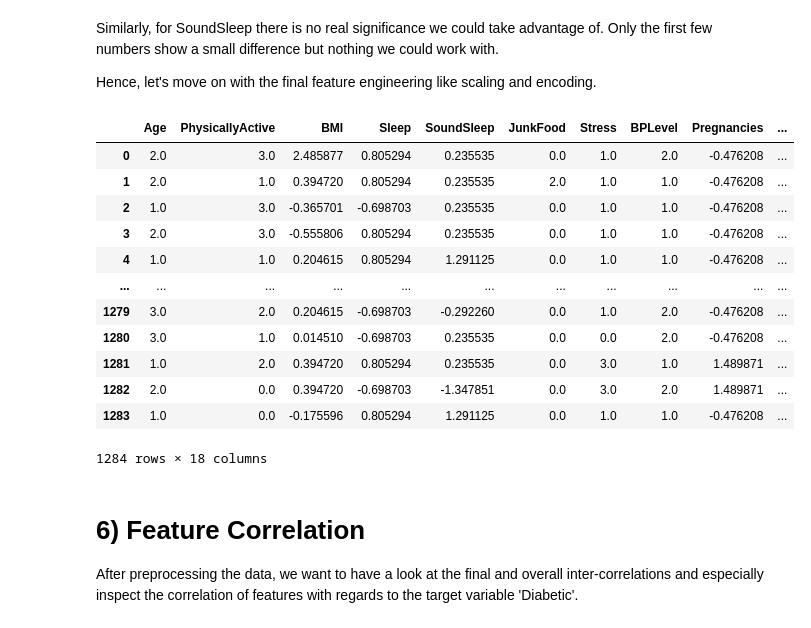
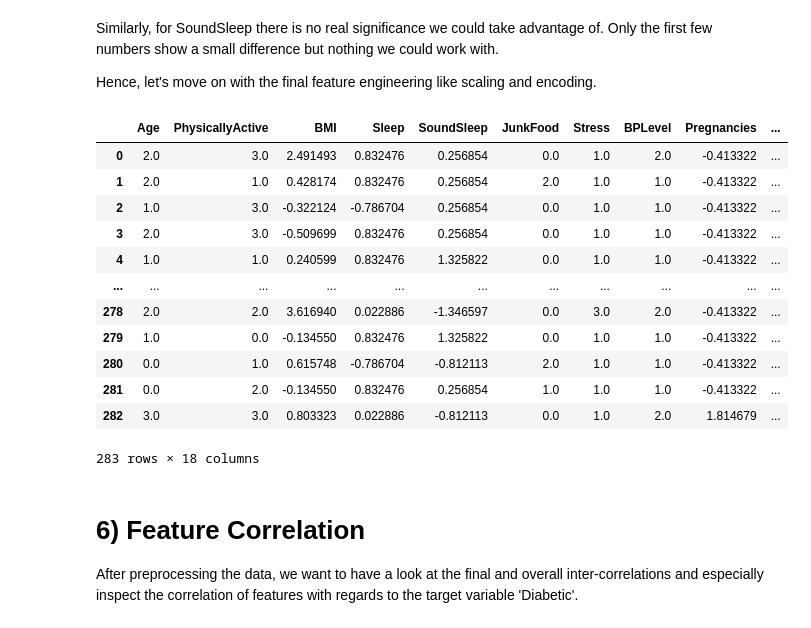
Before and after one commit to kimlindner/Type2DiabetesDetection_ML_Project, a Jupyter notebook: EDA_and_Preprocessing.ipynb, the cells around one changed output. Drawn from its saved outputs; the diff is of its cells as text; code cells hidden in the pictures.

```diff
--- a/EDA_and_Preprocessing.ipynb
+++ b/EDA_and_Preprocessing.ipynb
@@ -121,6 +122,7 @@ There are a few missing values. Empty answers in pregnancies could be seen as 0
 # %%
 # drop rows with missing values
 df.dropna(inplace=True)
+df.reset_index(drop=True, inplace=True)
 
 # again print main information about data
 print("There are {} entries with {} columns including the target variable 'Diabetic'.".format(df.shape[0], df.shape[1]))
@@ -135,0 +138,7 @@ This is somehow expected in this dataset. The data has been achieved by a survey
+# %%
+# drop duplicates
+df.drop_duplicates(inplace=True)
+df.reset_index(drop=True, inplace=True)
+
+# print main information about data
+print("There are {} entries with {} columns including the target variable 'Diabetic'.".format(df.shape[0], df.shape[1]))
@@ -321,5 +336,5 @@ From this statistical overview and also from the bivariate analysis, we can see
 # %%
-df_ros['BMI_high'] = 0
-df_ros.loc[(df_ros['BMI'] > 25), 'BMI_high'] = 1
+df['BMI_high'] = 0
+df.loc[(df['BMI'] > 25), 'BMI_high'] = 1
 # %%
 # for Sleep
@@ -369,49 +384,52 @@ age_order = ['less than 40', '40-49', '50-59', '60 or older']
 phys_order = ['none', 'less than half an hr', 'more than half an hr', 'one hr or more']
 junkf_order = ['occasionally', 'often', 'very often', 'always']
 stress_order = ['not at all', 'sometimes', 'very often', 'always']
 bpl_order = ['low', 'normal', 'high']
 urin_order = ['not much', 'quite often']
 
+# seperate data from target variable
+y = df['Diabetic']
+X = df.drop('Diabetic', axis=1)
+
 # copy dataframe
-X_prep = X_ros.copy()
+X_prep = X.copy()
 
 # encode the target variable into a numeric value
 label_enc = preprocessing.LabelEncoder()
-y_prep = pd.Series(label_enc.fit_transform(y_ros)).rename('Diabetic')
+y_prep = pd.Series(label_enc.fit_transform(y)).rename('Diabetic')
 
 # encode categorical features with OneHotEncoder
 onehot_enc = preprocessing.OneHotEncoder(drop='if_binary')
 onehot_encoded = pd.DataFrame(onehot_enc.fit_transform(X_prep[categorical]).toarray(),
                               columns=onehot_enc.get_feature_names(categorical))
 X_prep.drop(columns=categorical, inplace=True)
 X_prep = pd.concat([X_prep, onehot_encoded], axis=1)
 
 # encode ordinal features with OrdinalEncoder
 ordinal_enc = preprocessing.OrdinalEncoder(categories = [age_order, phys_order, junkf_order, stress_order, bpl_order,
                                                          urin_order])
 X_prep[ordinal] = ordinal_enc.fit_transform(X_prep[ordinal])
 
 # scale numerical features with StandardScaler
 scaler = preprocessing.StandardScaler()
 X_prep[numerical] = scaler.fit_transform(X_prep[numerical])
 
-# add new features from above and show final preprocessed dataframe
-X_prep = pd.concat([X_prep, df_ros[new_features]], axis=1)
+# show final preprocessed dataframe
 X_prep
 # %% [output]
 |  | Age | PhysicallyActive | BMI | Sleep | SoundSleep | JunkFood | Stress | BPLevel | Pregnancies | ... |
-| 0 | 2.0 | 3.0 | 2.485877 | 0.805294 | 0.235535 | 0.0 | 1.0 | 2.0 | -0.476208 | ... |
-| 1 | 2.0 | 1.0 | 0.394720 | 0.805294 | 0.235535 | 2.0 | 1.0 | 1.0 | -0.476208 | ... |
-| 2 | 1.0 | 3.0 | -0.365701 | -0.698703 | 0.235535 | 0.0 | 1.0 | 1.0 | -0.476208 | ... |
-| 3 | 2.0 | 3.0 | -0.555806 | 0.805294 | 0.235535 | 0.0 | 1.0 | 1.0 | -0.476208 | ... |
-| 4 | 1.0 | 1.0 | 0.204615 | 0.805294 | 1.291125 | 0.0 | 1.0 | 1.0 | -0.476208 | ... |
+| 0 | 2.0 | 3.0 | 2.491493 | 0.832476 | 0.256854 | 0.0 | 1.0 | 2.0 | -0.413322 | ... |
+| 1 | 2.0 | 1.0 | 0.428174 | 0.832476 | 0.256854 | 2.0 | 1.0 | 1.0 | -0.413322 | ... |
+| 2 | 1.0 | 3.0 | -0.322124 | -0.786704 | 0.256854 | 0.0 | 1.0 | 1.0 | -0.413322 | ... |
+| 3 | 2.0 | 3.0 | -0.509699 | 0.832476 | 0.256854 | 0.0 | 1.0 | 1.0 | -0.413322 | ... |
+| 4 | 1.0 | 1.0 | 0.240599 | 0.832476 | 1.325822 | 0.0 | 1.0 | 1.0 | -0.413322 | ... |
 | ... | ... | ... | ... | ... | ... | ... | ... | ... | ... | ... |
-| 1279 | 3.0 | 2.0 | 0.204615 | -0.698703 | -0.292260 | 0.0 | 1.0 | 2.0 | -0.476208 | ... |
-| 1280 | 3.0 | 1.0 | 0.014510 | -0.698703 | 0.235535 | 0.0 | 0.0 | 2.0 | -0.476208 | ... |
-| 1281 | 1.0 | 2.0 | 0.394720 | 0.805294 | 0.235535 | 0.0 | 3.0 | 1.0 | 1.489871 | ... |
-| 1282 | 2.0 | 0.0 | 0.394720 | -0.698703 | -1.347851 | 0.0 | 3.0 | 2.0 | 1.489871 | ... |
-| 1283 | 1.0 | 0.0 | -0.175596 | 0.805294 | 1.291125 | 0.0 | 1.0 | 1.0 | -0.476208 | ... |
+| 278 | 2.0 | 2.0 | 3.616940 | 0.022886 | -1.346597 | 0.0 | 3.0 | 2.0 | -0.413322 | ... |
+| 279 | 1.0 | 0.0 | -0.134550 | 0.832476 | 1.325822 | 0.0 | 1.0 | 1.0 | -0.413322 | ... |
+| 280 | 0.0 | 1.0 | 0.615748 | -0.786704 | -0.812113 | 2.0 | 1.0 | 1.0 | -0.413322 | ... |
+| 281 | 0.0 | 2.0 | -0.134550 | 0.832476 | 0.256854 | 1.0 | 1.0 | 1.0 | -0.413322 | ... |
+| 282 | 3.0 | 3.0 | 0.803323 | 0.022886 | -0.812113 | 0.0 | 1.0 | 2.0 | 1.814679 | ... |
-1284 rows × 18 columns
+283 rows × 18 columns
 # %%
 # create preprocessed dataset and write to csv file
 df_prep = pd.concat([X_prep, pd.DataFrame(y_prep, columns=['Diabetic'])], axis=1)
```
Also changed, not shown: parts of 16 cells of this notebook, 1 other file.
